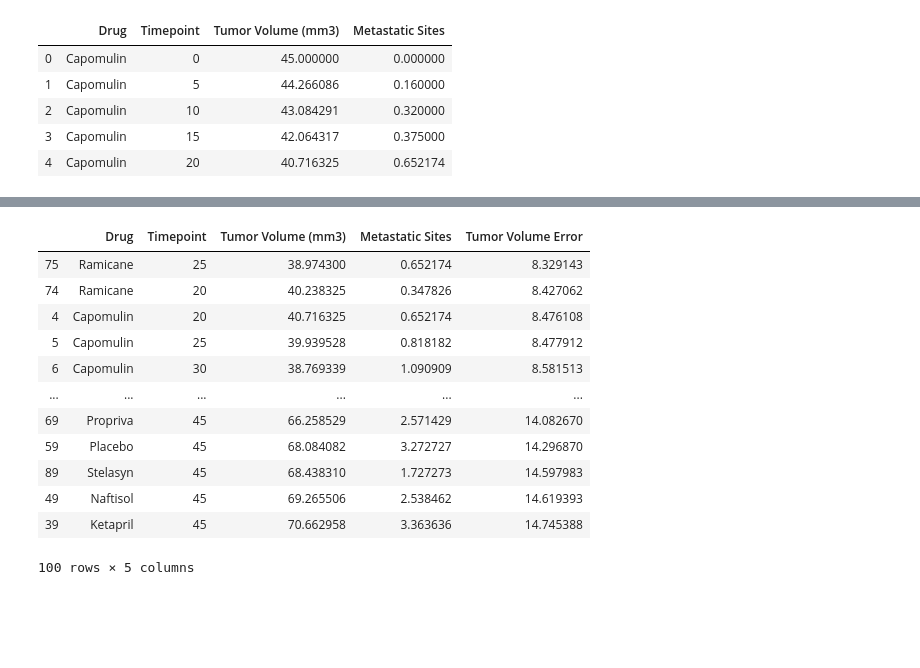
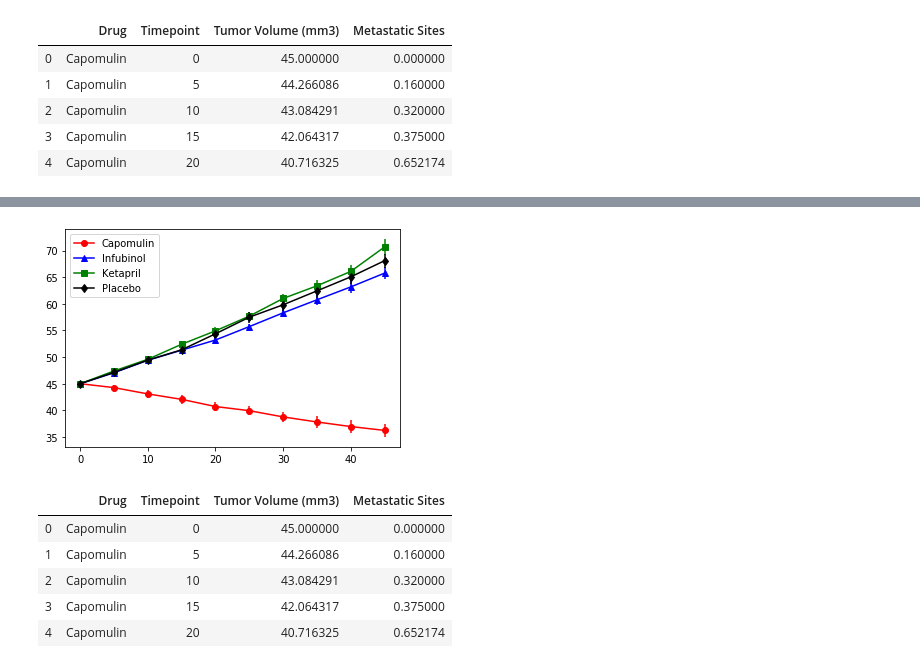
Before and after one commit to extrasauceontop/matplotlib-challenge, a Jupyter notebook: Pymaceuticals/Untitled.ipynb, the cells around one changed output, grey strips where cells are left out. Drawn from its saved outputs; the diff is of its cells as text; code cells hidden in the pictures; blank space fills up the shorter version.

```diff
--- a/Pymaceuticals/Untitled.ipynb
+++ b/Pymaceuticals/Untitled.ipynb
@@ -46,3 +46,13 @@ mean_tumor_df.head()
 | 2 | Capomulin | 10 | 43.084291 | 0.320000 |
 | 3 | Capomulin | 15 | 42.064317 | 0.375000 |
 | 4 | Capomulin | 20 | 40.716325 | 0.652174 |
+# %%
+# Store the Standard Error of Tumor Volumes Grouped by Drug and Timepoint
+gb = df_combine.groupby(["Drug", "Timepoint"])
+# Convert to DataFrame
+sem_tumor_df = gb.sem()
+sem_tumor_df = sem_tumor_df.reset_index()
+
+# Preview DataFrame
+sem_tumor_df = sem_tumor_df[["Drug", "Timepoint", "Tumor Volume (mm3)"]]
+sem_tumor_df
@@ -48,0 +73,6 @@ mean_tumor_df.head()
+# %%
+# Minor Data Munging to Re-Format the Data Frames
+mean_tumor_pivot = mean_tumor_df.pivot(index = "Timepoint", columns = "Drug")
+sem_tumor_pivot = sem_tumor_df.pivot(index = "Timepoint", columns = "Drug")
+# Preview that Reformatting worked
+mean_tumor_pivot.head()
@@ -49,20 +88,41 @@ mean_tumor_df.head()
+# %%
+# Generate the Plot (with Error Bars)
+times = []
+for row in sem_tumor_pivot.index:
+    times.append(row)
+x_axis = times
+
+
+plt.plot( x_axis, mean_tumor_pivot["Tumor Volume (mm3)"]["Capomulin"], marker='o', markerfacecolor='red', color='red', label = "Capomulin")
+plt.plot( x_axis, mean_tumor_pivot["Tumor Volume (mm3)"]["Infubinol"], marker='^', markerfacecolor='blue', color='blue', label = "Infubinol")
+plt.plot( x_axis, mean_tumor_pivot["Tumor Volume (mm3)"]["Ketapril"], marker='s', markerfacecolor='green', color='green', label = "Ketapril")
+plt.plot( x_axis, mean_tumor_pivot["Tumor Volume (mm3)"]["Placebo"], marker='d', markerfacecolor='black', color='black', label = "Placebo")
+
+plt.errorbar(x_axis, mean_tumor_pivot["Tumor Volume (mm3)"]["Capomulin"], yerr = sem_tumor_pivot["Tumor Volume (mm3)"]["Capomulin"], fmt = ' ', color = "red")
+plt.errorbar(x_axis, mean_tumor_pivot["Tumor Volume (mm3)"]["Infubinol"], yerr = sem_tumor_pivot["Tumor Volume (mm3)"]["Infubinol"], fmt = ' ', color = "blue")
+plt.errorbar(x_axis, mean_tumor_pivot["Tumor Volume (mm3)"]["Ketapril"], yerr = sem_tumor_pivot["Tumor Volume (mm3)"]["Ketapril"], fmt = ' ', color = "green")
+plt.errorbar(x_axis, mean_tumor_pivot["Tumor Volume (mm3)"]["Placebo"], yerr = sem_tumor_pivot["Tumor Volume (mm3)"]["Placebo"], fmt = ' ', color = "black")
+
+plt.legend(loc='upper left')
+plt.rcParams["axes.grid.axis"] ="y"
+plt.rcParams["axes.grid"] = True
+
+plt.show()
+# Save the Figure
+# %% [output]
+[figure, added]
 # %%
-# Store the Standard Error of Tumor Volumes Grouped by Drug and Timepoint
-mean_tumor_df["Tumor Volume Error"] = mean_tumor_df.sem(axis = 1)
+# Store the Mean Met. Site Data Grouped by Drug and Timepoint
+
+# This is literally stored above in mean_tumor_df
+mean_tumor_df.head()
 # Convert to DataFrame
 
 # Preview DataFrame
 # %% [output]
-|  | Drug | Timepoint | Tumor Volume (mm3) | Metastatic Sites | Tumor Volume Error |
-| 75 | Ramicane | 25 | 38.974300 | 0.652174 | 8.329143 |
-| 74 | Ramicane | 20 | 40.238325 | 0.347826 | 8.427062 |
-| 4 | Capomulin | 20 | 40.716325 | 0.652174 | 8.476108 |
-| 5 | Capomulin | 25 | 39.939528 | 0.818182 | 8.477912 |
-| 6 | Capomulin | 30 | 38.769339 | 1.090909 | 8.581513 |
-| ... | ... | ... | ... | ... | ... |
-| 69 | Propriva | 45 | 66.258529 | 2.571429 | 14.082670 |
-| 59 | Placebo | 45 | 68.084082 | 3.272727 | 14.296870 |
-| 89 | Stelasyn | 45 | 68.438310 | 1.727273 | 14.597983 |
-| 49 | Naftisol | 45 | 69.265506 | 2.538462 | 14.619393 |
-| 39 | Ketapril | 45 | 70.662958 | 3.363636 | 14.745388 |
+|  | Drug | Timepoint | Tumor Volume (mm3) | Metastatic Sites |
+| 0 | Capomulin | 0 | 45.000000 | 0.000000 |
+| 1 | Capomulin | 5 | 44.266086 | 0.160000 |
+| 2 | Capomulin | 10 | 43.084291 | 0.320000 |
+| 3 | Capomulin | 15 | 42.064317 | 0.375000 |
+| 4 | Capomulin | 20 | 40.716325 | 0.652174 |
-100 rows × 5 columns
```
Also changed, not shown: parts of 5 cells of this notebook, 1 other file.
